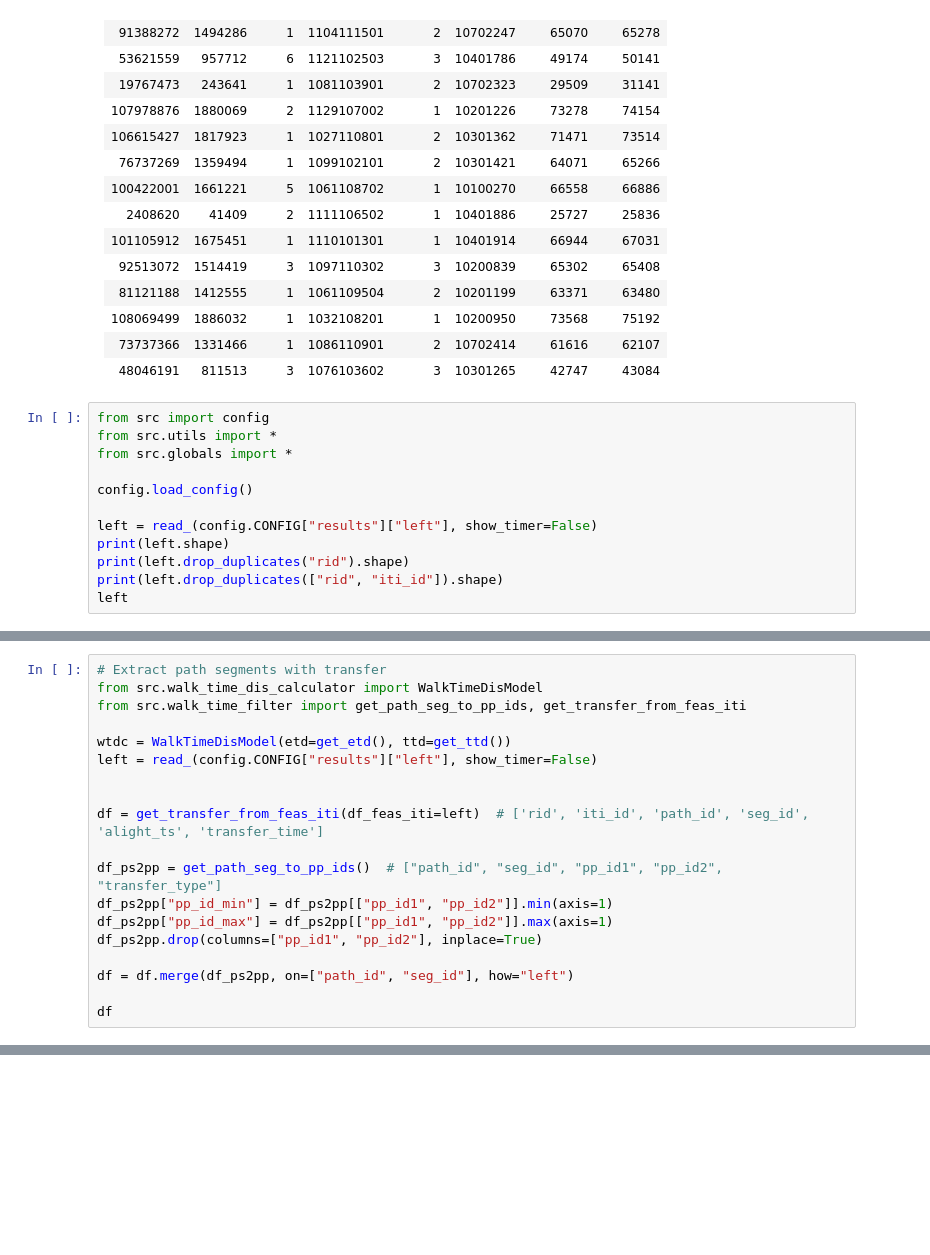
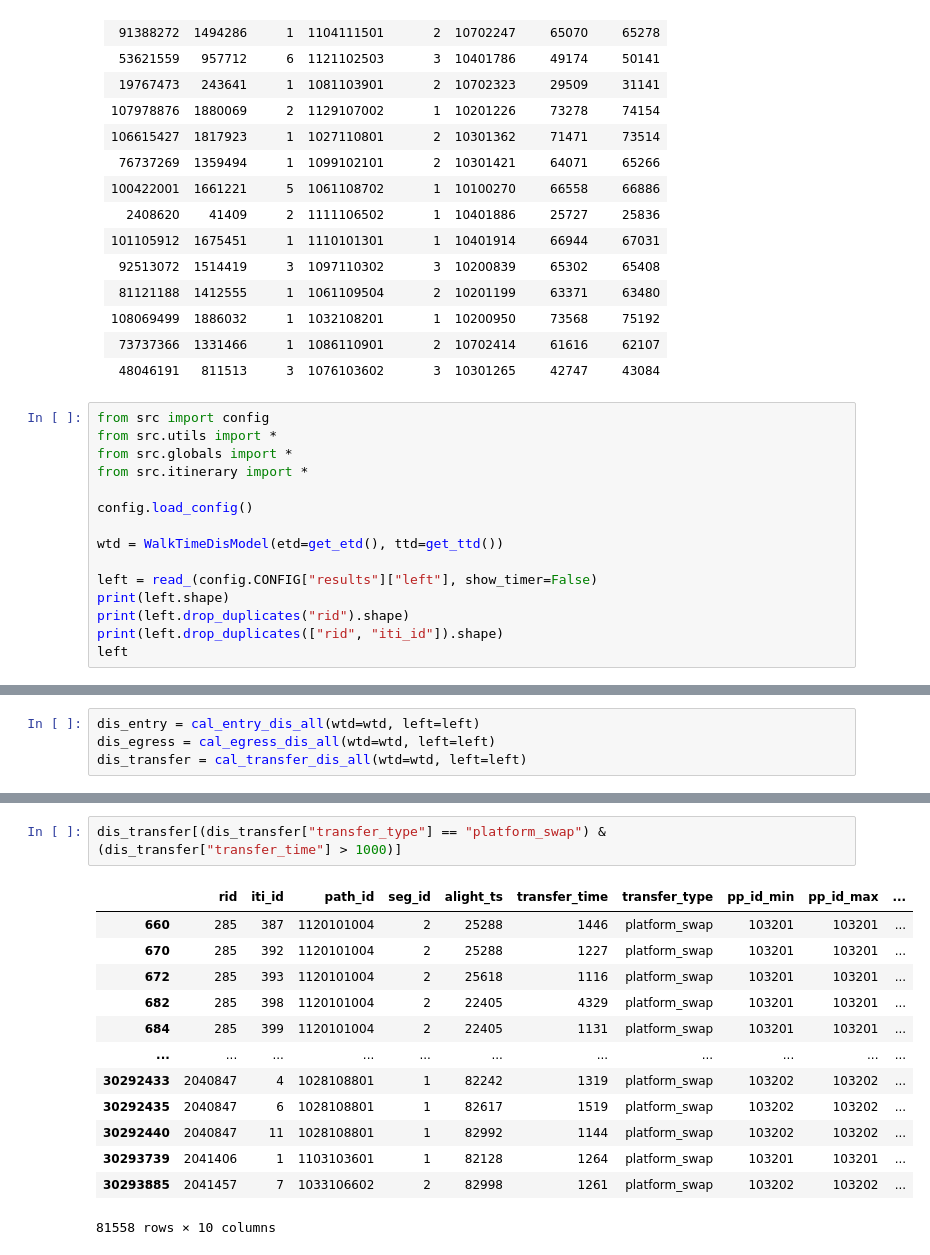
Before and after one commit to sunnysun711/PTIM, a Jupyter notebook: test.ipynb, the cells around one changed output, grey strips where cells are left out. Drawn from its saved outputs; the diff is of its cells as text; blank space fills up the shorter version.

```diff
--- a/test.ipynb
+++ b/test.ipynb
@@ -27,8 +27,11 @@
 from src import config
 from src.utils import *
 from src.globals import *
+from src.itinerary import *
 
 config.load_config()
+
+wtd = WalkTimeDisModel(etd=get_etd(), ttd=get_ttd())
 
 left = read_(config.CONFIG["results"]["left"], show_timer=False)
 print(left.shape)
@@ -54,22 +61,7 @@ left
 | 109949966 | 2046883 | 2 | 1129101001 | 1 | 10702573 | 85035 | 85245 |
 46637884 rows × 7 columns
 # %%
-# Extract path segments with transfer
-from src.walk_time_dis_calculator import WalkTimeDisModel
-from src.walk_time_filter import get_path_seg_to_pp_ids, get_transfer_from_feas_iti
-
-wtdc = WalkTimeDisModel(etd=get_etd(), ttd=get_ttd())
-left = read_(config.CONFIG["results"]["left"], show_timer=False)
-
-
-df = get_transfer_from_feas_iti(df_feas_iti=left)  # ['rid', 'iti_id', 'path_id', 'seg_id', 'alight_ts', 'transfer_time']
-
-df_ps2pp = get_path_seg_to_pp_ids()  # ["path_id", "seg_id", "pp_id1", "pp_id2", "transfer_type"]
-df_ps2pp["pp_id_min"] = df_ps2pp[["pp_id1", "pp_id2"]].min(axis=1)
-df_ps2pp["pp_id_max"] = df_ps2pp[["pp_id1", "pp_id2"]].max(axis=1)
-df_ps2pp.drop(columns=["pp_id1", "pp_id2"], inplace=True)
-
-df = df.merge(df_ps2pp, on=["path_id", "seg_id"], how="left")
-
-df
+dis_entry = cal_entry_dis_all(wtd=wtd, left=left)
+dis_egress = cal_egress_dis_all(wtd=wtd, left=left)
+dis_transfer = cal_transfer_dis_all(wtd=wtd, left=left)
 # %% [output]
@@ -158,0 +117,16 @@ True
+# %%
+dis_transfer[(dis_transfer["transfer_type"] == "platform_swap") & (dis_transfer["transfer_time"] > 1000)]
+# %% [output]
+|  | rid | iti_id | path_id | seg_id | alight_ts | transfer_time | transfer_type | pp_id_min | pp_id_max | ... |
+| 660 | 285 | 387 | 1120101004 | 2 | 25288 | 1446 | platform_swap | 103201 | 103201 | ... |
+| 670 | 285 | 392 | 1120101004 | 2 | 25288 | 1227 | platform_swap | 103201 | 103201 | ... |
+| 672 | 285 | 393 | 1120101004 | 2 | 25618 | 1116 | platform_swap | 103201 | 103201 | ... |
+| 682 | 285 | 398 | 1120101004 | 2 | 22405 | 4329 | platform_swap | 103201 | 103201 | ... |
+| 684 | 285 | 399 | 1120101004 | 2 | 22405 | 1131 | platform_swap | 103201 | 103201 | ... |
+| ... | ... | ... | ... | ... | ... | ... | ... | ... | ... | ... |
+| 30292433 | 2040847 | 4 | 1028108801 | 1 | 82242 | 1319 | platform_swap | 103202 | 103202 | ... |
+| 30292435 | 2040847 | 6 | 1028108801 | 1 | 82617 | 1519 | platform_swap | 103202 | 103202 | ... |
+| 30292440 | 2040847 | 11 | 1028108801 | 1 | 82992 | 1144 | platform_swap | 103202 | 103202 | ... |
+| 30293739 | 2041406 | 1 | 1103103601 | 1 | 82128 | 1264 | platform_swap | 103201 | 103201 | ... |
+| 30293885 | 2041457 | 7 | 1033106602 | 2 | 82998 | 1261 | platform_swap | 103202 | 103202 | ... |
+81558 rows × 10 columns
```
Also changed, not shown: parts of 6 cells of this notebook, 2 other files.
